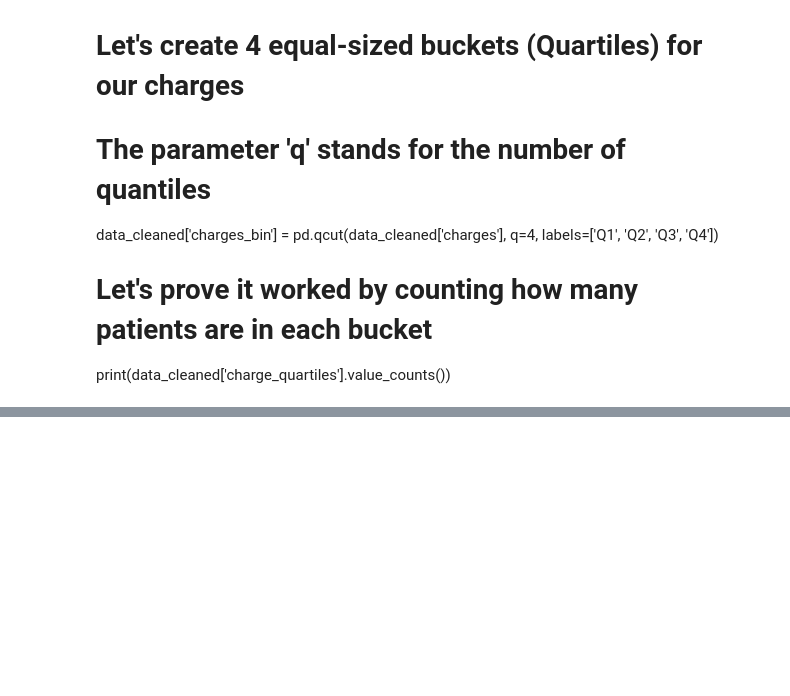
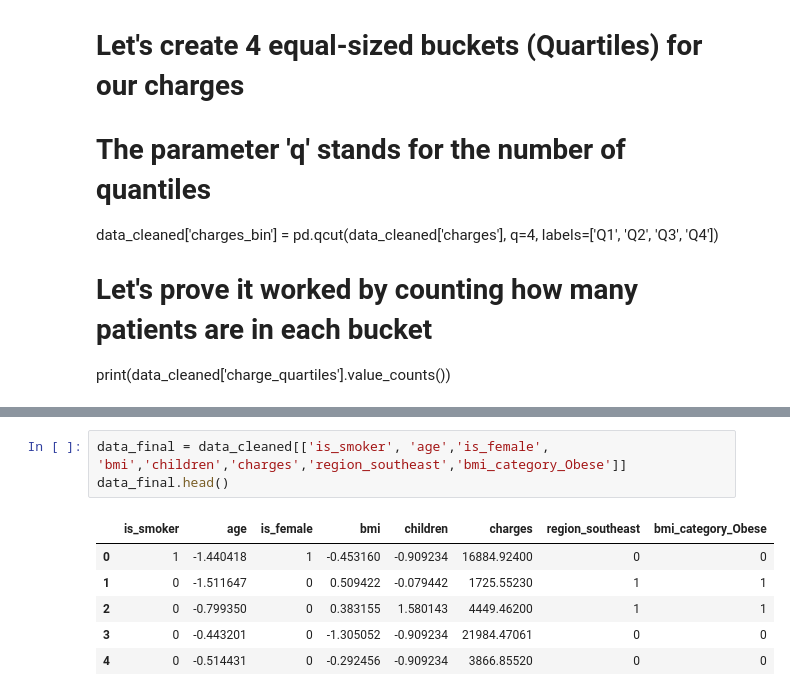
Before and after one commit to khushishahs02/exploratory-data-analysis, a Jupyter notebook: insurance/insurance.ipynb, the cells around one changed output, grey strips where cells are left out. Drawn from its saved outputs; the diff is of its cells as text; blank space fills up the shorter version.

Commit message:
feat(analysis): create data_final with cleaned features only

```diff
--- a/insurance/insurance.ipynb
+++ b/insurance/insurance.ipynb
@@ -478,0 +484,10 @@ Chi-Square Test of Independence with charges_bin:
+# %%
+data_final = data_cleaned[['is_smoker', 'age','is_female', 'bmi','children','charges','region_southeast','bmi_category_Obese']]
+data_final.head()
+# %% [output]
+|  | is_smoker | age | is_female | bmi | children | charges | region_southeast | bmi_category_Obese |
+| 0 | 1 | -1.440418 | 1 | -0.453160 | -0.909234 | 16884.92400 | 0 | 0 |
+| 1 | 0 | -1.511647 | 0 | 0.509422 | -0.079442 | 1725.55230 | 1 | 1 |
+| 2 | 0 | -0.799350 | 0 | 0.383155 | 1.580143 | 4449.46200 | 1 | 1 |
+| 3 | 0 | -0.443201 | 0 | -1.305052 | -0.909234 | 21984.47061 | 0 | 0 |
+| 4 | 0 | -0.514431 | 0 | -0.292456 | -0.909234 | 3866.85520 | 0 | 0 |
```
Also changed, not shown: parts of 5 cells of this notebook.
